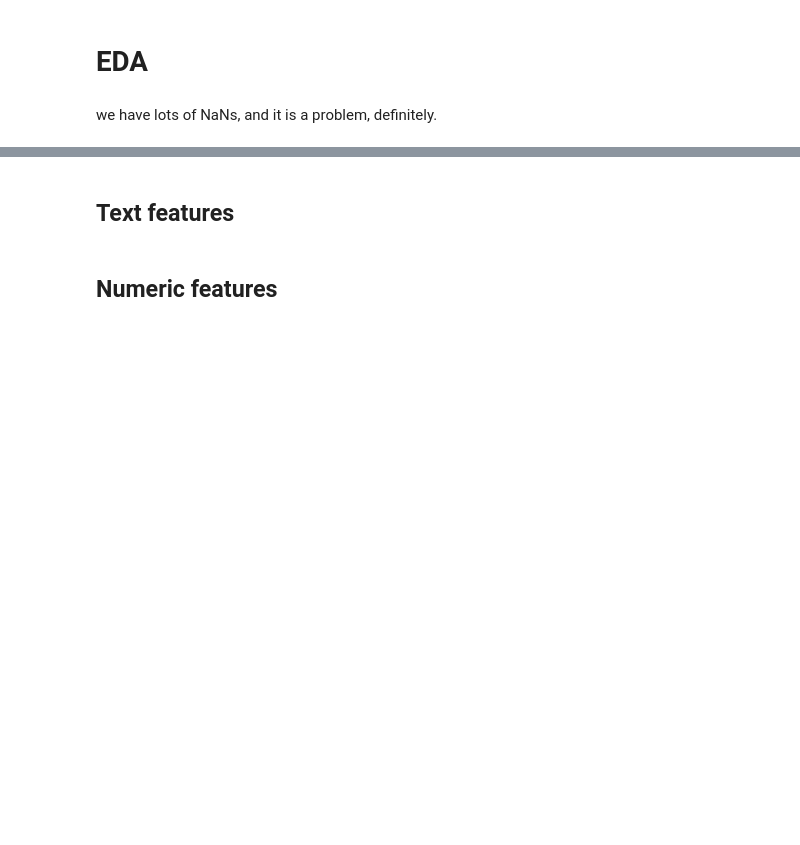
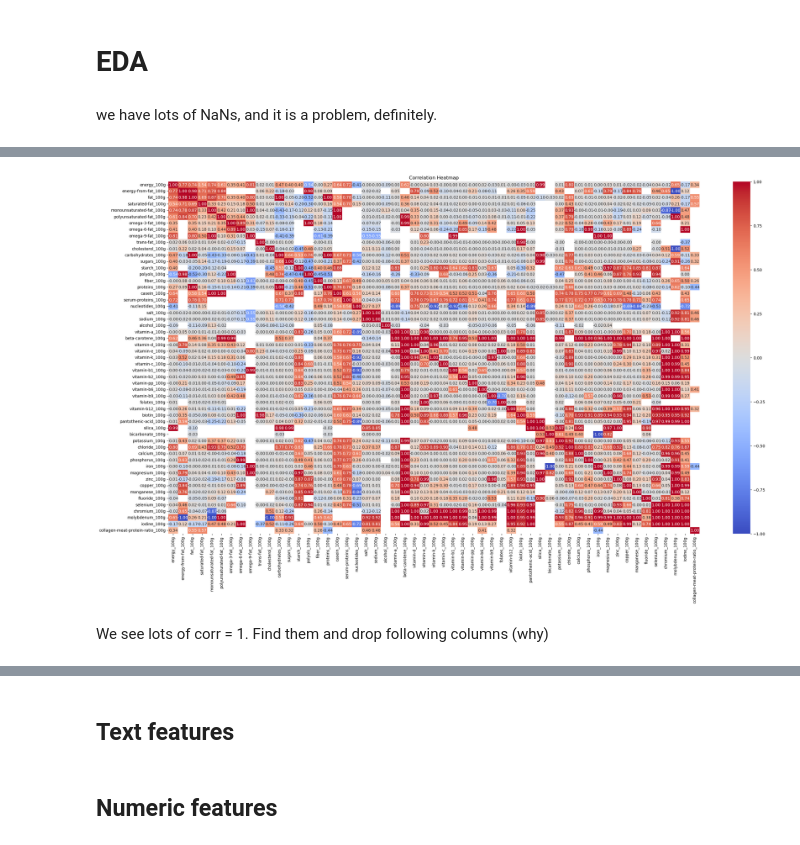
Before and after one commit to ruzanovad/dataset-sessions, a Jupyter notebook: open-food-facts/open-food.ipynb, the cells around one changed output, grey strips where cells are left out. Saved outputs shown, nothing was run; the diff lists cells and outputs as text; code cells hidden in the pictures; blank space fills up the shorter version.

Commit message:
feat: added correlation heatmap and dropped columns

```diff
--- a/open-food-facts/open-food.ipynb
+++ b/open-food-facts/open-food.ipynb
@@ -11,7 +11,9 @@ from sklearn.cluster import KMeans
 from sklearn.metrics import silhouette_score, make_scorer
 import numpy as np
 # %%
-ds = load_dataset("HC-85/open-food-facts", "nutrition-feats-only")
+import matplotlib.pyplot as plt
+import numpy as np
+import seaborn as snsds = load_dataset("HC-85/open-food-facts", "nutrition-feats-only")
 # %%
 df = pd.DataFrame(ds["train"])
 df.sample(5, random_state=42)
@@ -32,3 +76,7 @@ Negative values?
 # EDA
 # %% [markdown]
 we have lots of NaNs, and it is a problem, definitely.
+# %%
+text_columns = df.select_dtypes(include=["object"]).columns
+numeric_columns = df.select_dtypes(include=["number"]).columns
+text_columns, numeric_columns
@@ -34,0 +106,3 @@ we have lots of NaNs, and it is a problem, definitely.
+# %%
+df_corr = df[numeric_columns].corr()
+df_corr
@@ -34,0 +128,9 @@ we have lots of NaNs, and it is a problem, definitely.
+# %%
+plt.figure(figsize=(30, 16))
+sns.heatmap(df_corr, annot=True, cmap="coolwarm", fmt=".2f")
+plt.title("Correlation Heatmap")
+plt.show()
+# %% [output]
+[figure, added]
+# %% [markdown]
+We see lots of corr = 1. Find them and drop following columns (why)
```
Also changed, not shown: parts of 9 cells of this notebook.
